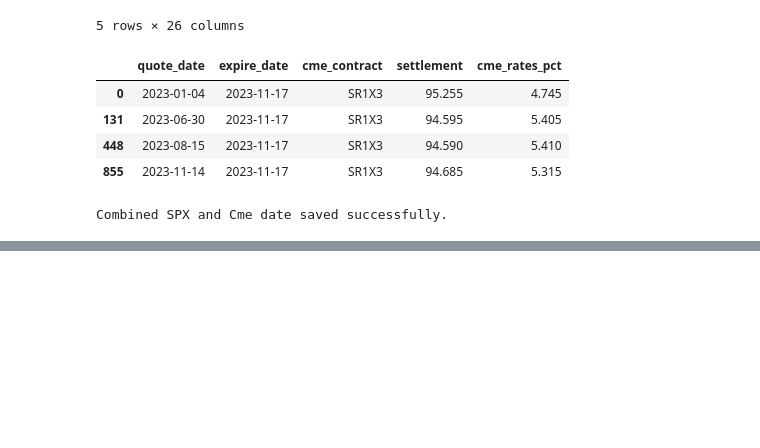
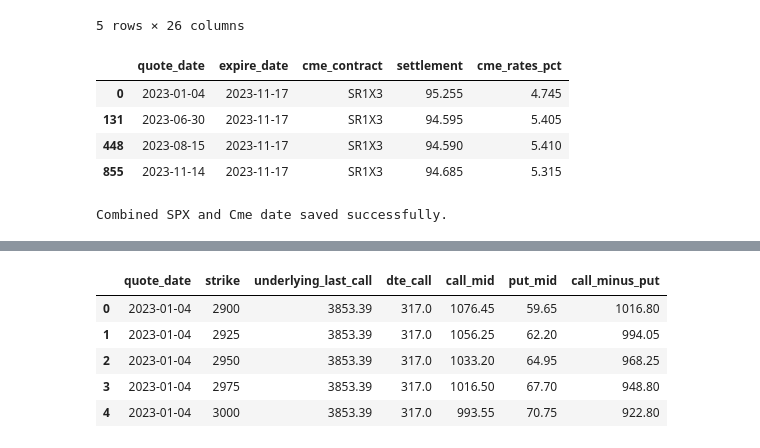
Before and after one commit to Bharghav10/Implied-Volatility-Surface-from-SPX-Options, a Jupyter notebook: notebooks/term_analysis.ipynb, the cells around one changed output, grey strips where cells are left out. Drawn from its saved outputs; the diff is of its cells as text; code cells hidden in the pictures; blank space fills up the shorter version.

```diff
--- a/notebooks/term_analysis.ipynb
+++ b/notebooks/term_analysis.ipynb
@@ -318,0 +357,13 @@ Combined SPX and Cme date saved successfully.
+# %%
+matched["call_mid"] = (matched["bid_call"] + matched["ask_call"]) / 2
+matched["put_mid"] = (matched["bid_put"] + matched["ask_put"]) / 2
+matched["call_minus_put"] = matched["call_mid"] - matched["put_mid"]
+parity_data = matched[["quote_date", "strike", "underlying_last_call", "dte_call", "call_mid", "put_mid", "call_minus_put"]].copy()
+parity_data.head()
+# %% [output]
+|  | quote_date | strike | underlying_last_call | dte_call | call_mid | put_mid | call_minus_put |
+| 0 | 2023-01-04 | 2900 | 3853.39 | 317.0 | 1076.45 | 59.65 | 1016.80 |
+| 1 | 2023-01-04 | 2925 | 3853.39 | 317.0 | 1056.25 | 62.20 | 994.05 |
+| 2 | 2023-01-04 | 2950 | 3853.39 | 317.0 | 1033.20 | 64.95 | 968.25 |
+| 3 | 2023-01-04 | 2975 | 3853.39 | 317.0 | 1016.50 | 67.70 | 948.80 |
+| 4 | 2023-01-04 | 3000 | 3853.39 | 317.0 | 993.55 | 70.75 | 922.80 |
```
Also changed, not shown: parts of 9 cells of this notebook, 3 other files.
